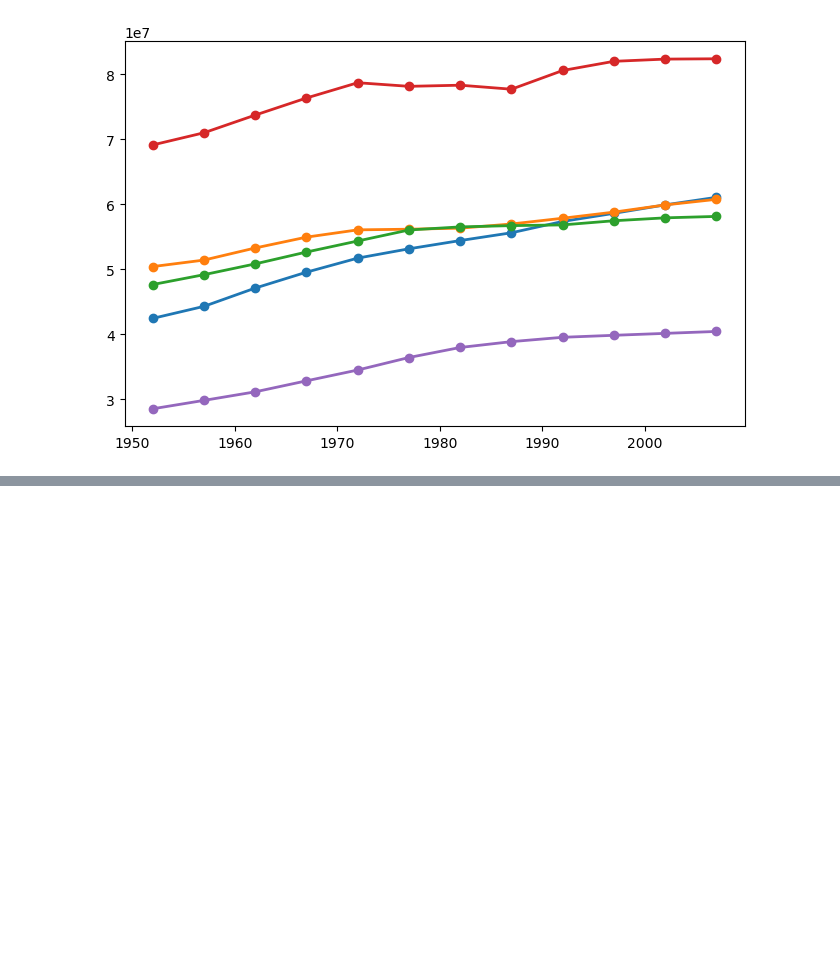
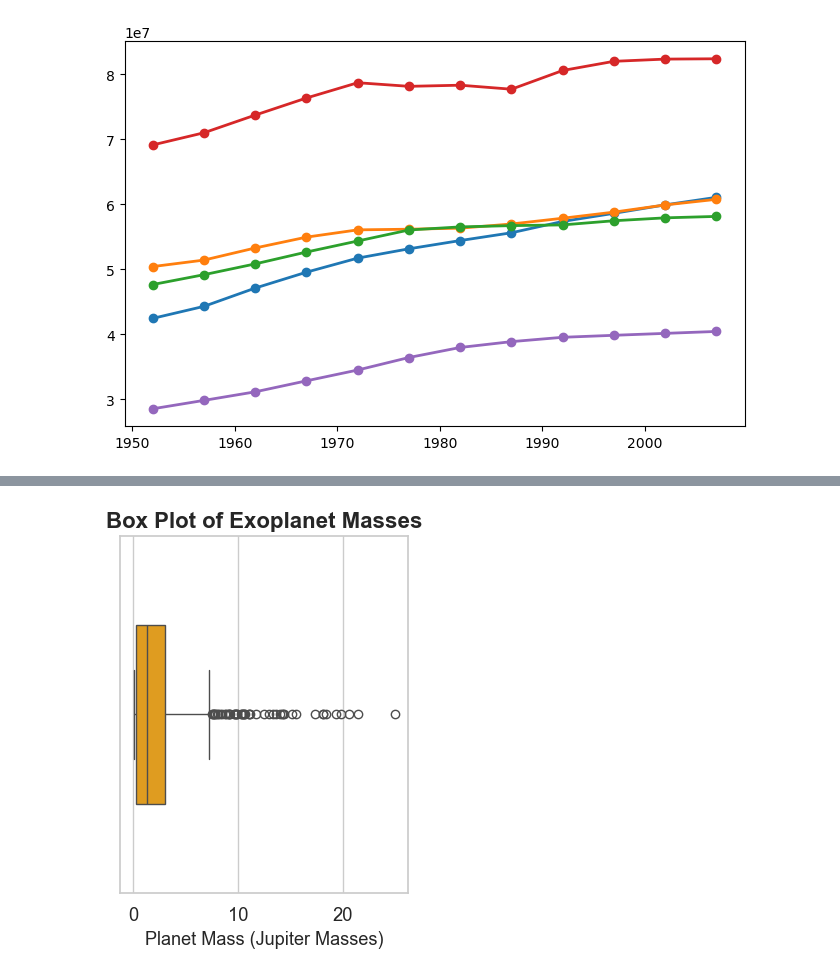
Before and after one commit to bearrr10/MachineLearning2026_Aditi, a Jupyter notebook: labs/lab1.ipynb, the cells around one changed output, grey strips where cells are left out. Cells and saved outputs as stored; diff of their text form; code cells hidden in the pictures; blank space fills up the shorter version.

```diff
--- a/labs/lab1.ipynb
+++ b/labs/lab1.ipynb
@@ -25,0 +87,13 @@ for country in countries:
+# %%
+plt.subplot(1, 2, 2)
+sns.boxplot(
+    x=mass_data,
+    color="orange",
+    width=0.5
+)
+plt.title("Box Plot of Exoplanet Masses", fontsize=16, fontweight="bold")
+plt.xlabel("Planet Mass (Jupiter Masses)", fontsize=13)
+plt.tight_layout()
+plt.show()
+# %% [output]
+[figure, added]
```
Also changed, not shown: parts of 11 cells of this notebook.
